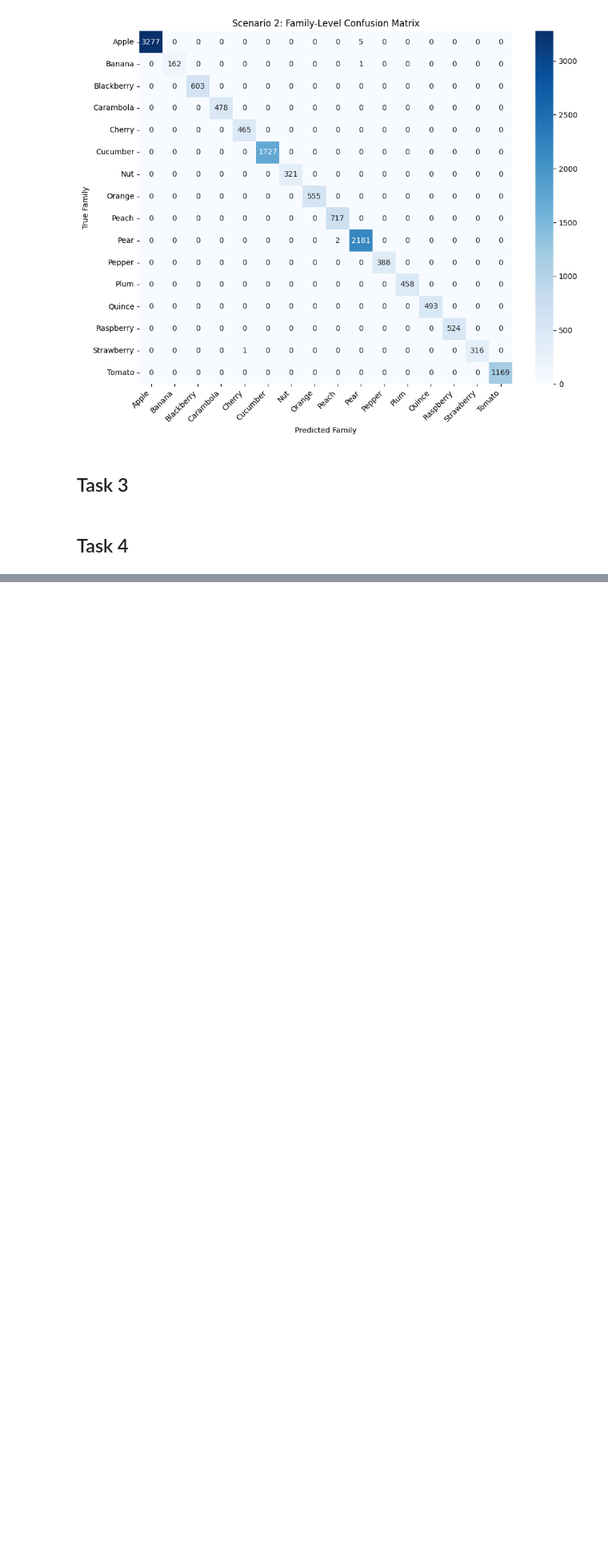
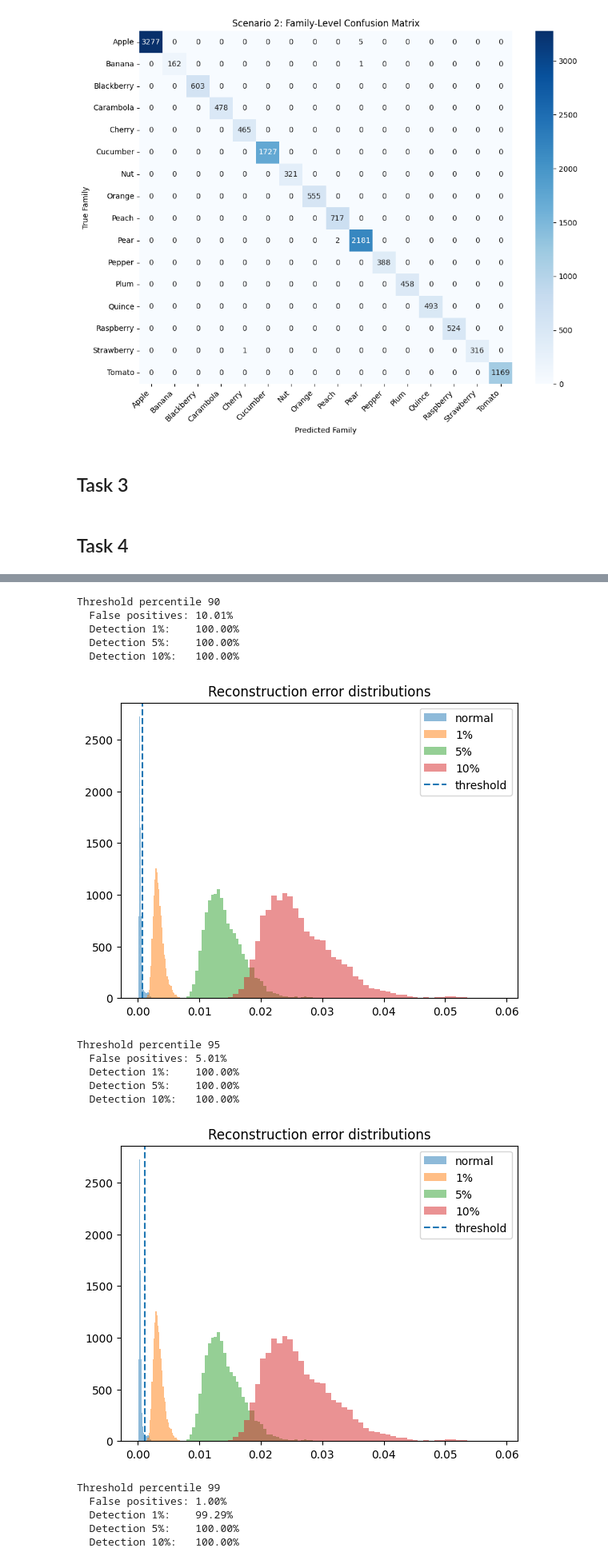
Before and after one commit to WesselBekx/Deep_Learning_Assignment_1, a Jupyter notebook: ass1_skeleton.ipynb, the cells around one changed output, grey strips where cells are left out. Shown at 80% size. Cells and saved outputs as stored; diff of their text form; code cells hidden in the pictures; blank space fills up the shorter version.

```diff
--- a/ass1_skeleton.ipynb
+++ b/ass1_skeleton.ipynb
@@ -746,0 +875,18 @@ def get_anomaly_dataset(fraction):
+# %%
+normal_errors = reconstruction_errors(model, normal_test_loader)
+
+threshold = np.percentile(normal_errors, 90)
+print("Threshold:", threshold)
+
+def detection_rate(model, loader, threshold):
+    errors = reconstruction_errors(model, loader)
+    detected = errors > threshold
+    return detected.mean() * 100
+
+rate_1 = detection_rate(model, anomaly_loader_1, threshold)
+rate_5 = detection_rate(model, anomaly_loader_5, threshold)
+rate_10 = detection_rate(model, anomaly_loader_10, threshold)
+
+print(f"Detection rate 1% black pixels: {rate_1:.2f}%")
+print(f"Detection rate 5% black pixels: {rate_5:.2f}%")
+print(f"Detection rate 10% black pixels: {rate_10:.2f}%")
@@ -746,0 +898,39 @@ def get_anomaly_dataset(fraction):
+# %%
+for p in [90, 95, 99, 99.99, 99.9999999999999]:
+    threshold = np.percentile(normal_errors, p)
+    fp = (normal_errors > threshold).mean() * 100
+    dr1 = (errs_1 > threshold).mean() * 100
+    dr5 = (errs_5 > threshold).mean() * 100
+    dr10 = (errs_10 > threshold).mean() * 100
+
+    print(f"Threshold percentile {p}")
+    print(f"  False positives: {fp:.2f}%")
+    print(f"  Detection 1%:    {dr1:.2f}%")
+    print(f"  Detection 5%:    {dr5:.2f}%")
+    print(f"  Detection 10%:   {dr10:.2f}%")
+    plt.hist(errs_normal, bins=50, alpha=0.5, label="normal")
+    plt.hist(errs_1, bins=50, alpha=0.5, label="1%")
+    plt.hist(errs_5, bins=50, alpha=0.5, label="5%")
+    plt.hist(errs_10, bins=50, alpha=0.5, label="10%")
+    plt.axvline(threshold, linestyle="--", label="threshold")
+    plt.legend()
+    plt.title("Reconstruction error distributions")
+    plt.show()
+# %% [output]
+Threshold percentile 90
+  False positives: 10.01%
+  Detection 1%:    100.00%
+  Detection 5%:    100.00%
+  Detection 10%:   100.00%
+[figure, added]
+Threshold percentile 95
+  False positives: 5.01%
+  Detection 1%:    100.00%
+  Detection 5%:    100.00%
+  Detection 10%:   100.00%
+[figure, added]
+Threshold percentile 99
+  False positives: 1.00%
+  Detection 1%:    99.29%
+  Detection 5%:    100.00%
+  Detection 10%:   100.00%
```
Also changed, not shown: parts of 14 cells of this notebook.
